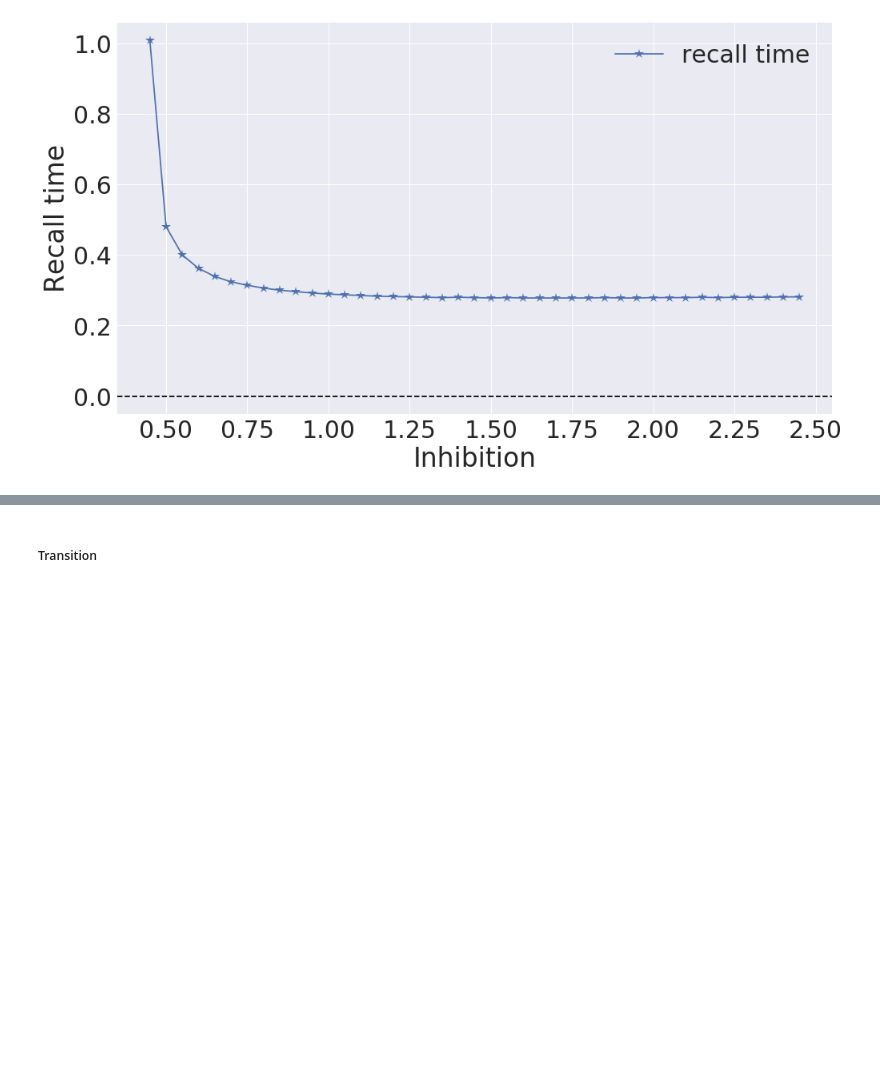
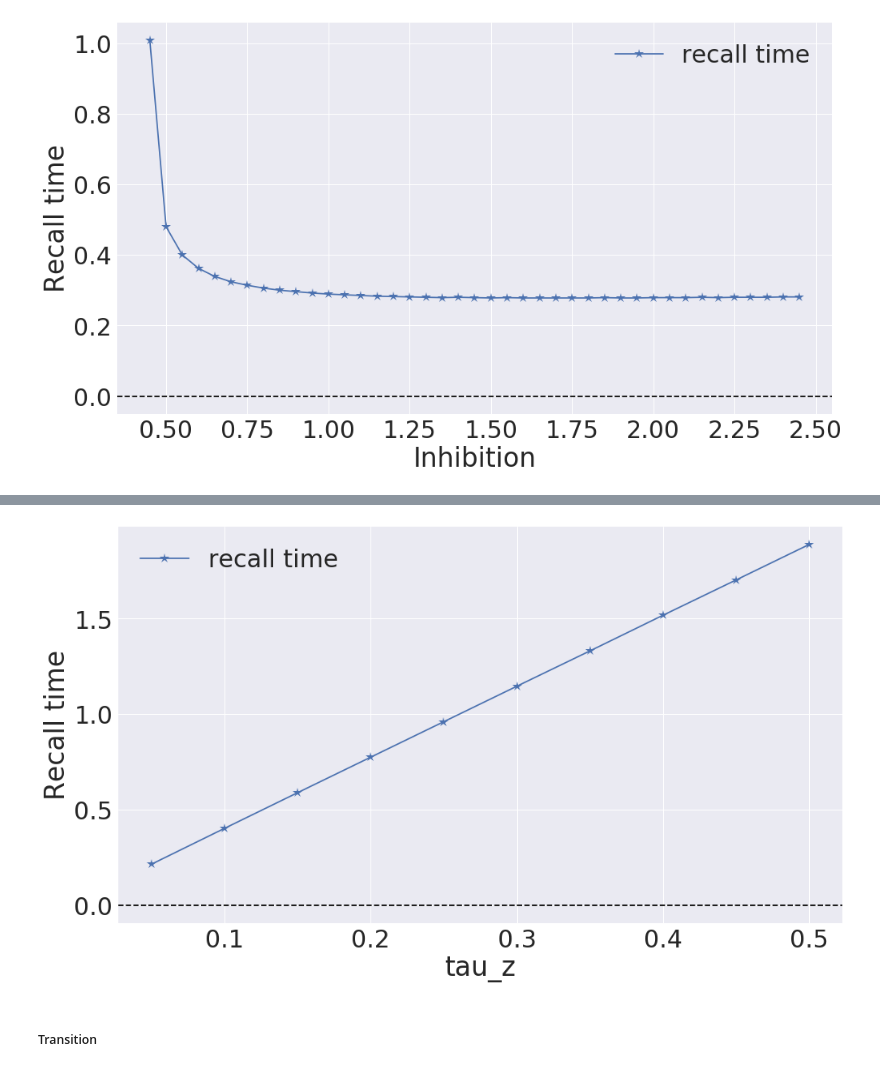
Before and after one commit to h-mayorquin/firing_rate_sequences, a Jupyter notebook: notebooks/2017-11-15(Model Dynamics).ipynb, the cells around one changed output, grey strips where cells are left out. Cells and saved outputs as stored; diff of their text form; code cells hidden in the pictures; blank space fills up the shorter version.

Commit message:
Modified notebooks and added functions to calculate the transition times

```diff
--- a/notebooks/2017-11-15(Model Dynamics).ipynb
+++ b/notebooks/2017-11-15(Model Dynamics).ipynb
@@ -157,7 +157,7 @@ Let's take a look at the role of self-excitation
 N = 10
 sequences = [[0, 1, 2, 3, 4, 5, 6, 7, 8, 9]]
 self_excitation = 1.0
-transition = 0.5
+transition = 0.6
 inhibition = 2.0
 
 G = 100.0
@@ -232,0 +235,30 @@ plt.legend();
+# %%
+N = 10
+sequences = [[0, 1, 2, 3, 4, 5, 6, 7, 8, 9]]
+self_excitation = 1.0
+transition = 0.6
+inhibition = 3.0
+
+G = 100.0
+tau_m = 0.010
+T = 5.0
+I_cue = 0
+T_cue = 0.100
+dt = 0.001
+
+threshold = 0.5
+tau_z = 0.050
+
+pattern = 2
+tau_z_vector = np.arange(0.050, 0.550, 0.050)
+recall_times = []
+for tau_z in tau_z_vector:
+    w = designed_matrix_sequences(N, sequences, self_excitation=self_excitation, transition=transition,
+                              inhbition=inhibition)
+
+    T_cue = tau_z
+    dic = run_network_recall(N, w, G, threshold, tau_m, tau_z,  T, dt, I_cue, T_cue)
+    x_history = dic['x']
+    duration = get_recall_duration_for_pattern(x_history, pattern, dt)
+    print(duration)
+    recall_times.append(duration)
@@ -233,3 +276,12 @@ plt.legend();
+# %%
+plt.plot(tau_z_vector, recall_times, '*-', markersize=13, label='recall time');
+plt.axhline(0, ls='--', color='black')
+
+plt.xlabel('tau_z')
+plt.ylabel('Recall time')
+plt.legend();
+# %% [output]
+[figure, added]
 # %% [markdown]
 ##### Transition
 # %%
```
Also changed, not shown: parts of 7 cells of this notebook, 4 other files.
